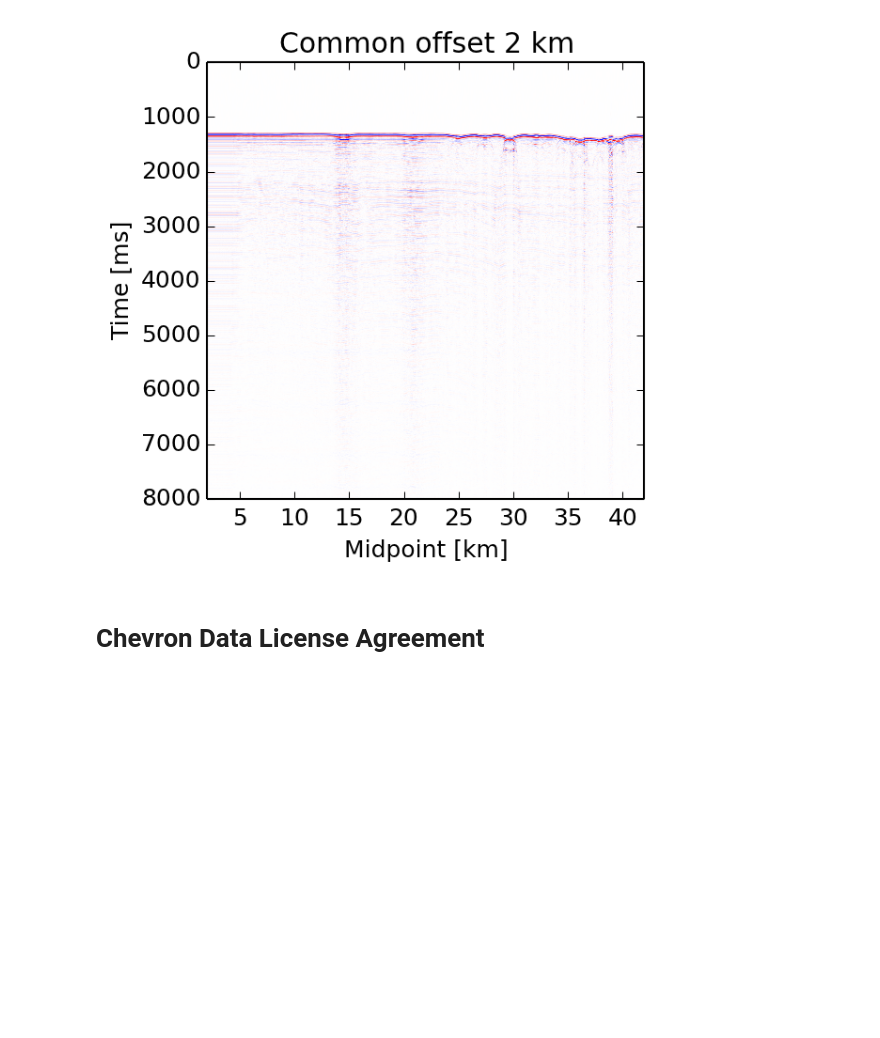
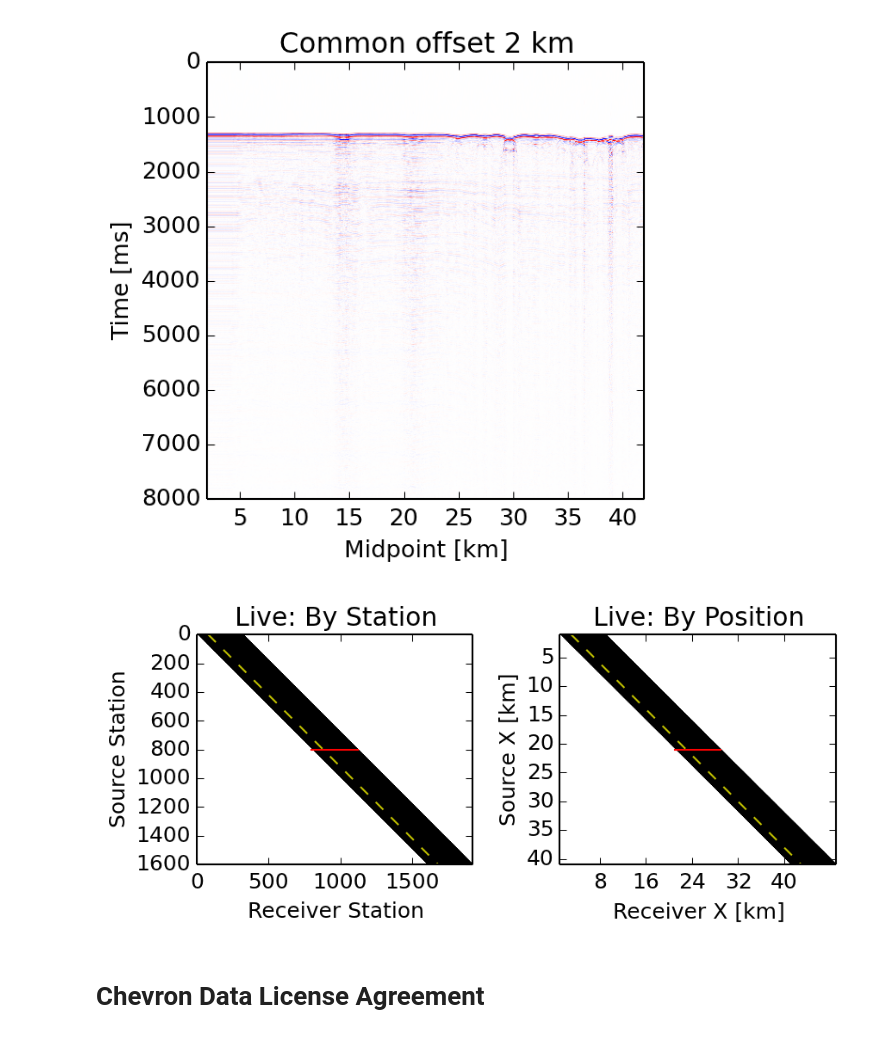
Before and after one commit to bsmithyman/IPyNB-SEG2014FWIBenchmark, a Jupyter notebook: SEG 2014 Chevron Initial.ipynb, the cells around one changed output. Drawn from its saved outputs; the diff is of its cells as text; code cells hidden in the pictures; blank space fills up the shorter version.

```diff
--- a/SEG 2014 Chevron Initial.ipynb
+++ b/SEG 2014 Chevron Initial.ipynb
@@ -10,7 +10,7 @@ This IPython notebook is licensed under [Creative Commons Attribution-ShareAlike
 ## Data Location
 # %%
 # Set the data directory here to point to your copy of the Chevron dataset
-DATA_DIRECTORY = '/Users/brendan/Desktop/segchevron2014'
+DATA_DIRECTORY = 'data/'
 # %% [markdown]
 ## Readme File
 # %%
@@ -389,3 +366,34 @@ ax.imshow(gatherN.T, **plotopts)
+# %%
+fig = plt.figure()
+
+# Subplot showing axes in terms of source / receiver number
+# ... also plot selected source and common offset
+ax = fig.add_subplot(1,2,1)
+ax.xaxis.set_label_text('Receiver Station')
+ax.yaxis.set_label_text('Source Station')
+ax.set_title('Live: By Station')
+ext = (0, receivers, SOURCES, 0)
+im = ax.imshow(liveChannels, cmap=cm.gray_r, extent=ext)
+ax.plot([shot, shot+CHANNELS], [shot, shot], 'r-')
+ax.plot([traceoffset, traceoffset+SOURCES], [0, SOURCES], 'y--')
+ax.axis(ext)
+
+# Subplot showing axes in terms of X coordinate
+# ... also plot selected source and common offset
+ax = fig.add_subplot(1,2,2, aspect=50)
+ax.xaxis.set_label_text('Receiver X [%s]'%lu)
+ax.yaxis.set_label_text('Source X [%s]'%lu)
+ax.set_title('Live: By Position')
+plt.xticks(arange(0, MODEL_EXTENT[1], km2lu(8)*xlabelspacing))
+ext = np.array([xRecStations[0], xRecStations[-1], xSrc[-1], xSrc[1]])
+im = ax.imshow(liveChannels, cmap=cm.gray_r, extent=ext)
+ax.plot([xRec[shot][0], xRec[shot][-1]], [xSrc[shot], xSrc[shot]], 'r-')
+ax.plot([xRec[0][traceoffset], xRec[SOURCES-1][traceoffset]], [xSrc[0], xSrc[-1]], 'y--')
+ax.axis(ext)
+
+fig.tight_layout()
+# %% [output]
+[figure, added]
 # %% [markdown]
 # Chevron Data License Agreement
 # %%
```
Also changed, not shown: parts of 4 cells of this notebook, 1 other file.
